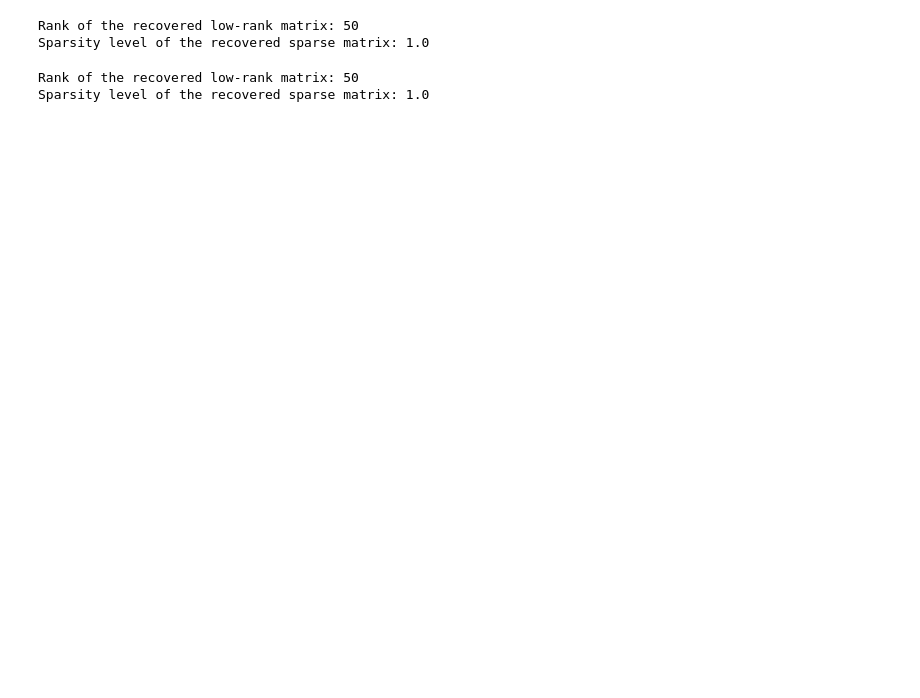
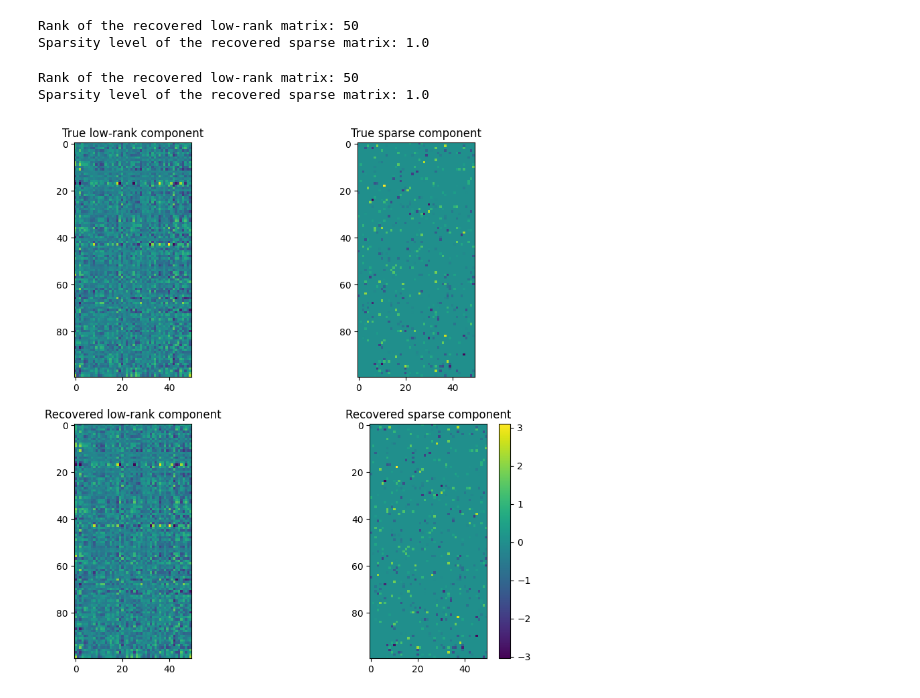
Before and after one commit to rsha256/SparseLoRA, a Jupyter notebook: src/main.ipynb, the cells around one changed output. Cells and saved outputs as stored; diff of their text form; code cells hidden in the pictures; blank space fills up the shorter version.

```diff
--- a/src/main.ipynb
+++ b/src/main.ipynb
@@ -182,3 +267,23 @@ print("Sparsity level of the recovered sparse matrix:", np.count_nonzero(S_optim
 # %% [output]
 Rank of the recovered low-rank matrix: 50
 Sparsity level of the recovered sparse matrix: 1.0
+# %%
+# Create a visualization of the results in the cell above
+import matplotlib.pyplot as plt
+plt.figure(figsize=(10, 10))
+plt.subplot(2, 2, 1)
+plt.imshow(L_true)
+plt.title("True low-rank component")
+plt.subplot(2, 2, 2)
+plt.imshow(S_true)
+plt.title("True sparse component")
+plt.subplot(2, 2, 3)
+plt.imshow(L_optimal)
+plt.title("Recovered low-rank component")
+plt.subplot(2, 2, 4)
+plt.imshow(S_optimal)
+plt.title("Recovered sparse component")
+plt.colorbar()
+plt.show()
+# %% [output]
+[figure, added]
```
Also changed, not shown: parts of 5 cells of this notebook, 9 other files.
